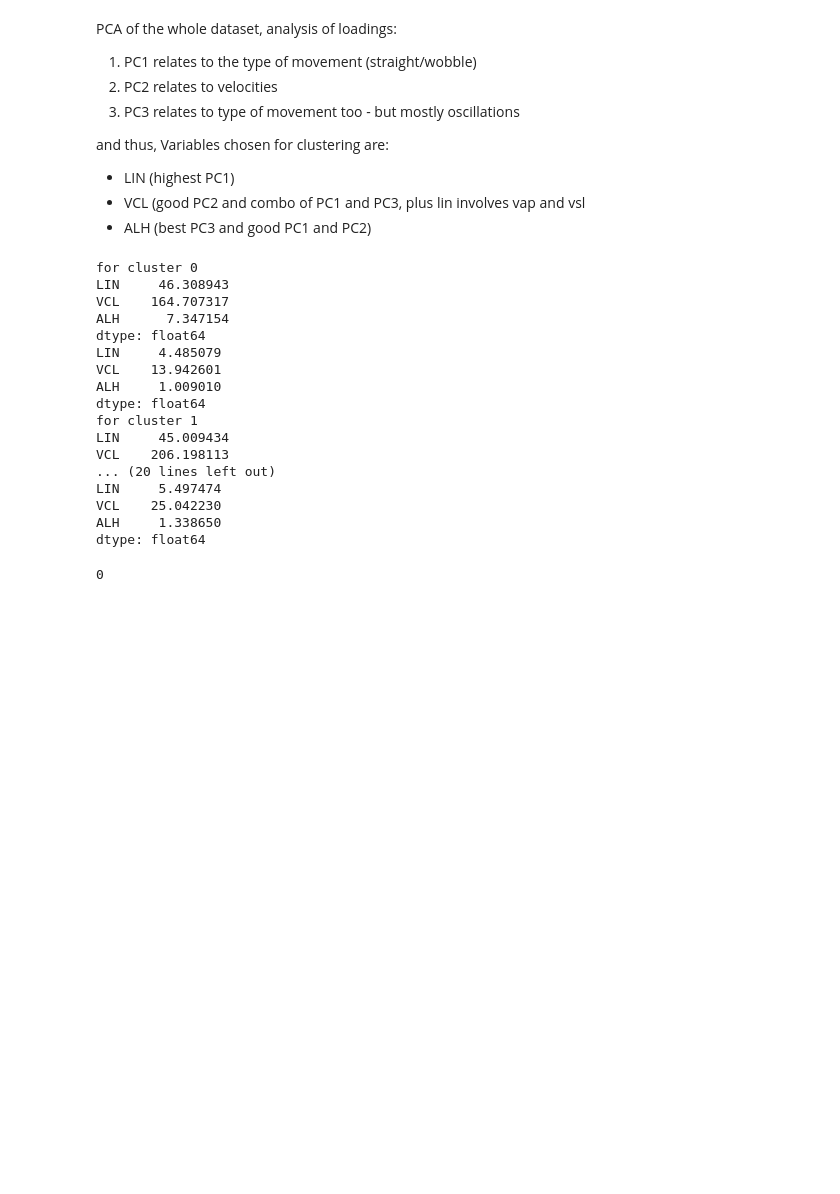
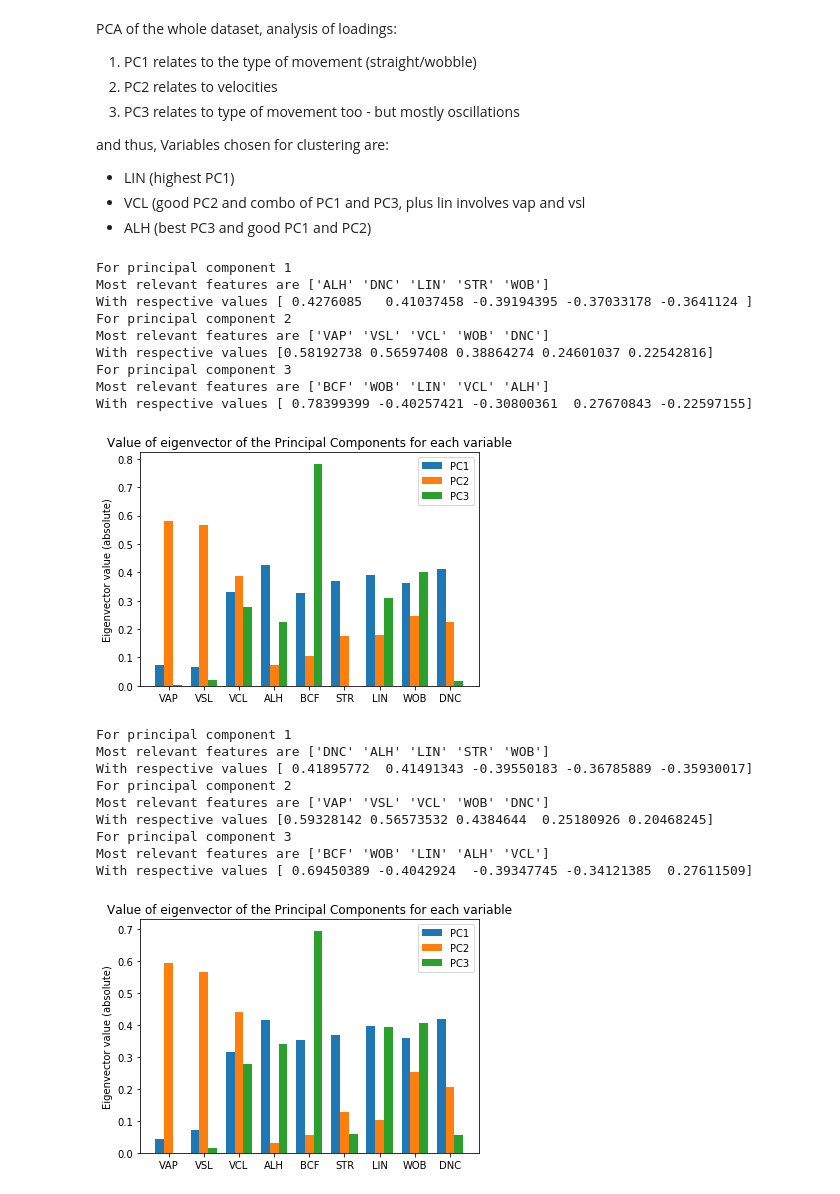
Before and after one commit to maxoblein/bovine_ivf, a Jupyter notebook: ivf_data_analysis-Elena.ipynb, the cells around one changed output. Drawn from its saved outputs; the diff is of its cells as text; code cells hidden in the pictures; blank space fills up the shorter version.

```diff
--- a/ivf_data_analysis-Elena.ipynb
+++ b/ivf_data_analysis-Elena.ipynb
@@ -201,25 +232,34 @@ new_motility["VCL"] = pd.to_numeric(motility["VCL"])
 new_motility["ALH"] = pd.to_numeric(motility["ALH"])
 new_motility["LIN"] = pd.to_numeric(new_motility["LIN"])
 new_motility_norm = norm(new_motility)
-# %%
-labels = clustering(new_motility_norm, 4)
-plot_characteristics(new_motility, labels, 4,  new_motility.columns.values)
-# %% [output]
-for cluster 0
-LIN     46.308943
-VCL    164.707317
-ALH      7.347154
-dtype: float64
-LIN     4.485079
-VCL    13.942601
-ALH     1.009010
-dtype: float64
-for cluster 1
-LIN     45.009434
-VCL    206.198113
-... (20 lines left out)
-LIN     5.497474
-VCL    25.042230
-ALH     1.338650
-dtype: float64
-0
+# %%
+# going to do the steps on HB and LB separately
+#PCA and analysis
+HB_norm = norm(HB)
+sets, comps = calc_pca(HB_norm.cov(), motility.columns.values)
+show_pca_components(comps, motility.columns.values)
+
+LB_norm = norm(LB)
+sets, comps = calc_pca(LB_norm.cov(), motility.columns.values)
+show_pca_components(comps, motility.columns.values)
+# %% [output]
+For principal component 1
+Most relevant features are ['ALH' 'DNC' 'LIN' 'STR' 'WOB']
+With respective values [ 0.4276085   0.41037458 -0.39194395 -0.37033178 -0.3641124 ]
+For principal component 2
+Most relevant features are ['VAP' 'VSL' 'VCL' 'WOB' 'DNC']
+With respective values [0.58192738 0.56597408 0.38864274 0.24601037 0.22542816]
+For principal component 3
+Most relevant features are ['BCF' 'WOB' 'LIN' 'VCL' 'ALH']
+With respective values [ 0.78399399 -0.40257421 -0.30800361  0.27670843 -0.22597155]
+[figure, added]
+For principal component 1
+Most relevant features are ['DNC' 'ALH' 'LIN' 'STR' 'WOB']
+With respective values [ 0.41895772  0.41491343 -0.39550183 -0.36785889 -0.35930017]
+For principal component 2
+Most relevant features are ['VAP' 'VSL' 'VCL' 'WOB' 'DNC']
+With respective values [0.59328142 0.56573532 0.4384644  0.25180926 0.20468245]
+For principal component 3
+Most relevant features are ['BCF' 'WOB' 'LIN' 'ALH' 'VCL']
+With respective values [ 0.69450389 -0.4042924  -0.39347745 -0.34121385  0.27611509]
+[figure, added]
```
Also changed, not shown: parts of 16 cells of this notebook.
